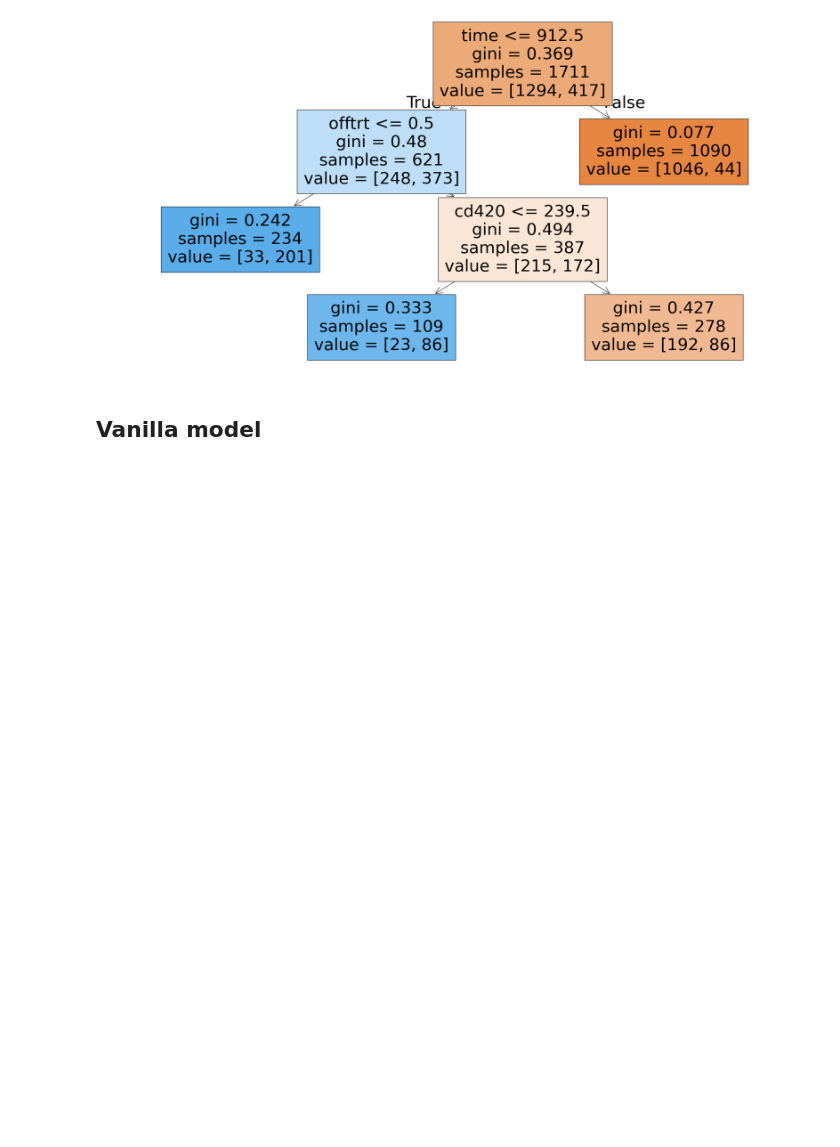
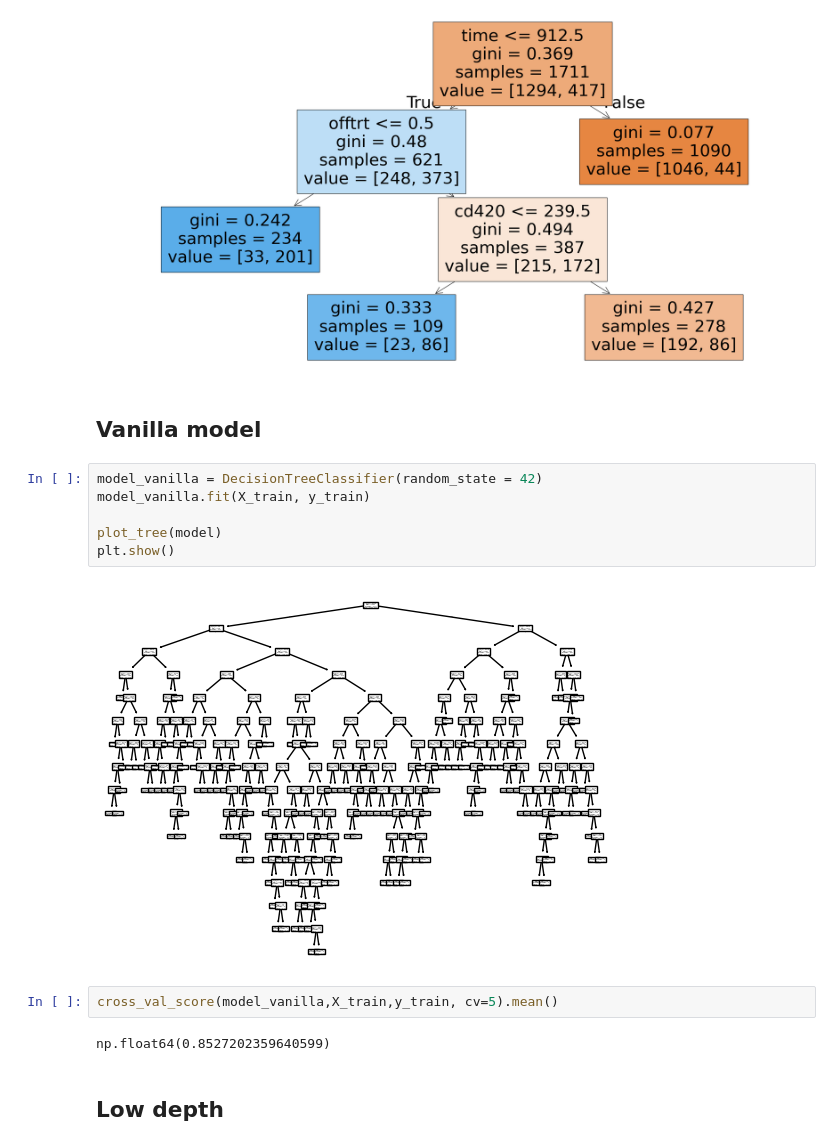
Before and after one commit to AlexanderBusa/ProgettoTeam2, a Jupyter notebook: decision_tree.ipynb, the cells around one changed output. Cells and saved outputs as stored; diff of their text form; blank space fills up the shorter version.

Commit message:
train model vanilla decision tree

```diff
--- a/decision_tree.ipynb
+++ b/decision_tree.ipynb
@@ -157,3 +157,17 @@ plt.show()
 [figure]
 # %% [markdown]
 ## Vanilla model
+# %%
+model_vanilla = DecisionTreeClassifier(random_state = 42)
+model_vanilla.fit(X_train, y_train)
+
+plot_tree(model)
+plt.show()
+# %% [output]
+[figure, added]
+# %%
+cross_val_score(model_vanilla,X_train,y_train, cv=5).mean()
+# %% [output]
+np.float64(0.8527202359640599)
+# %% [markdown]
+## Low depth
```
